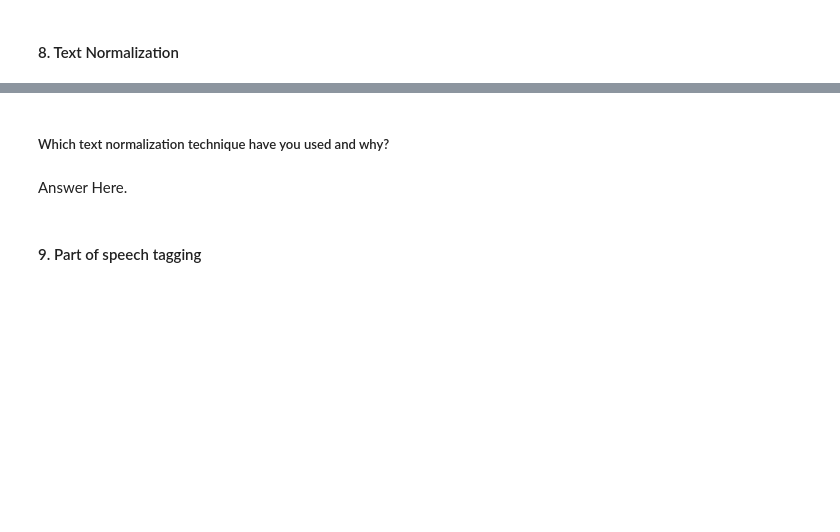
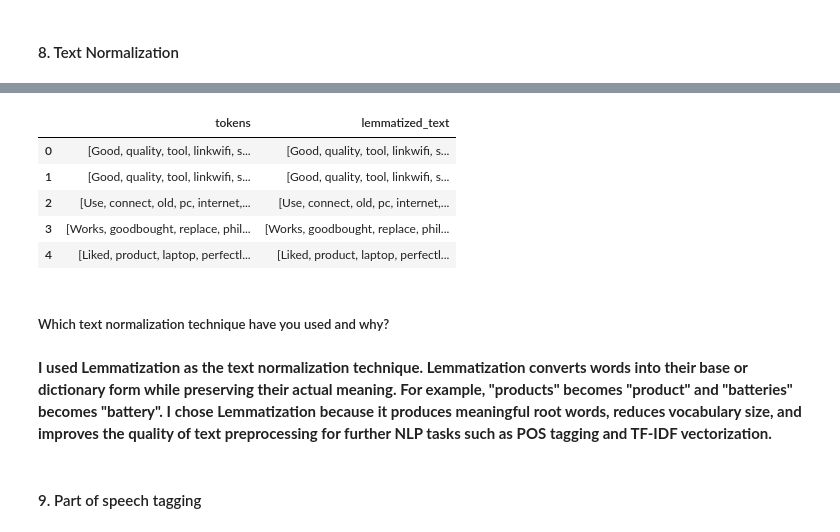
Before and after one commit to Sneha8126/ML---Unsupervised-Learning-Project, a Jupyter notebook: Sneha_copy_of_Sample_ML_Submission_Clustering_Template.ipynb, the cells around one changed output, grey strips where cells are left out. Cells and saved outputs as stored; diff of their text form; code cells hidden in the pictures; blank space fills up the shorter version.

Commit message:
Completed feature engineering and preprocessing section

```diff
--- a/Sneha_copy_of_Sample_ML_Submission_Clustering_Template.ipynb
+++ b/Sneha_copy_of_Sample_ML_Submission_Clustering_Template.ipynb
@@ -1301,0 +1420,10 @@ Answer Here.
+# %%
+# Remove Punctuations
+import string
+
+df['review_content'] = df['review_content'].apply(
+    lambda x: ''.join(char for char in str(x) if char not in string.punctuation)
+)
+
+# Display result
+df[['review_content']].head()
@@ -1324,6 +1558,22 @@ Answer Here.
+# %%
+# Normalizing Text (i.e., Stemming, Lemmatization etc.)
+from nltk.stem import WordNetLemmatizer
+lemmatizer = WordNetLemmatizer()
+df['lemmatized_text'] = df['tokens'].apply(
+    lambda words: [lemmatizer.lemmatize(word) for word in words]
+)
+
+df[['tokens', 'lemmatized_text']].head()
+# %% [output]
+|  | tokens | lemmatized_text |
+| 0 | [Good, quality, tool, linkwifi, s... | [Good, quality, tool, linkwifi, s... |
+| 1 | [Good, quality, tool, linkwifi, s... | [Good, quality, tool, linkwifi, s... |
+| 2 | [Use, connect, old, pc, internet,... | [Use, connect, old, pc, internet,... |
+| 3 | [Works, goodbought, replace, phil... | [Works, goodbought, replace, phil... |
+| 4 | [Liked, product, laptop, perfectl... | [Liked, product, laptop, perfectl... |
 # %% [markdown]
 ##### Which text normalization technique have you used and why?
-# %% [markdown]
-Answer Here.
+# %% [markdown]
+**I used Lemmatization as the text normalization technique. Lemmatization converts words into their base or dictionary form while preserving their actual meaning. For example, "products" becomes "product" and "batteries" becomes "battery". I chose Lemmatization because it produces meaningful root words, reduces vocabulary size, and improves the quality of text preprocessing for further NLP tasks such as POS tagging and TF-IDF vectorization.**
 # %% [markdown]
 #### 9. Part of speech tagging
```
Also changed, not shown: parts of 37 cells of this notebook.
